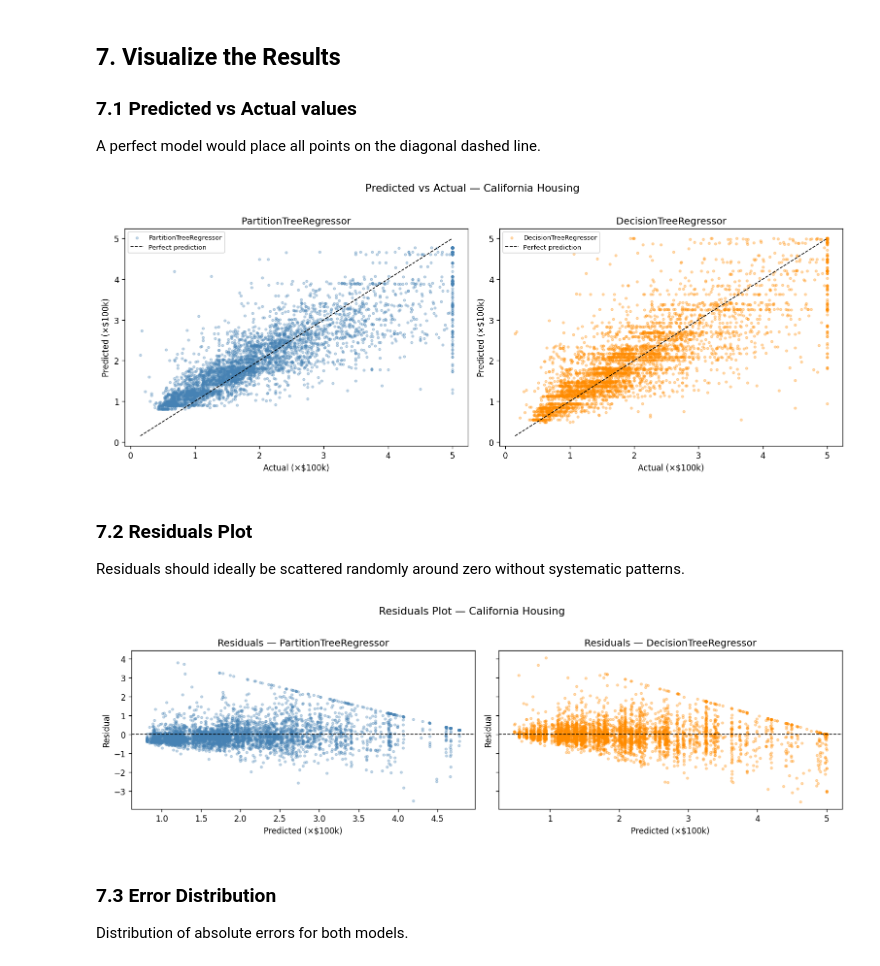
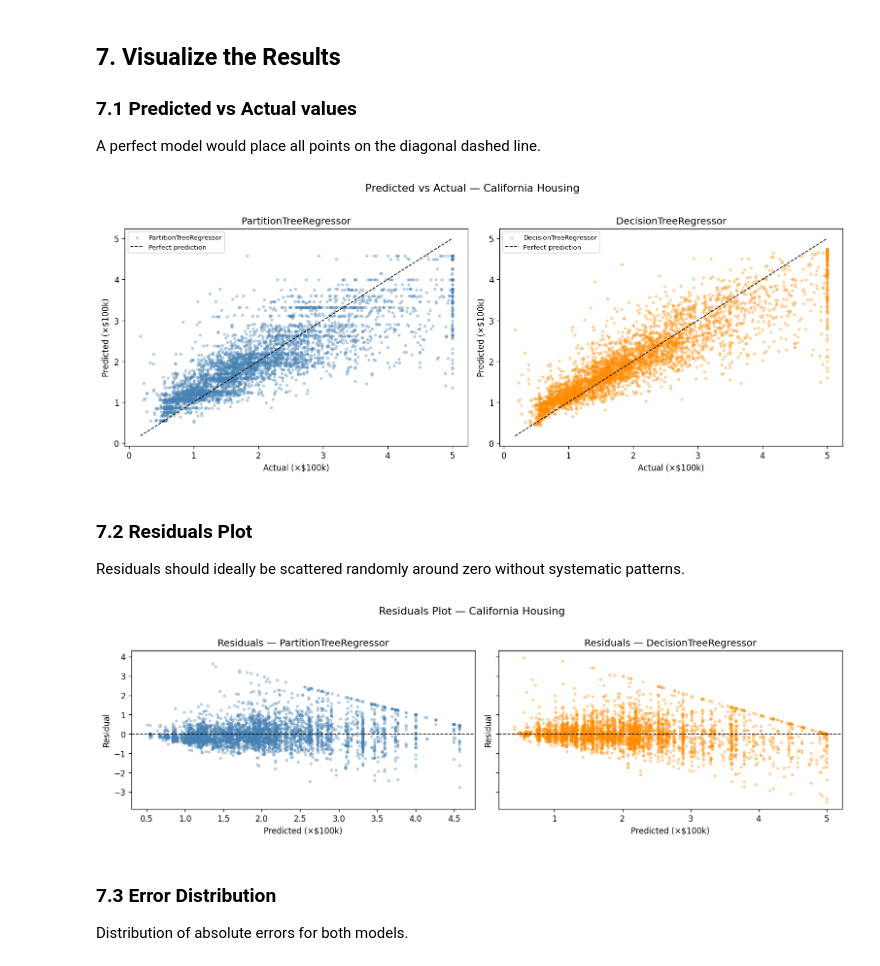
Before and after one commit to felipeangelimvieira/partition_tree, a Jupyter notebook: partition_tree/notebooks/partition_tree_regressor.ipynb, the cells around one changed output. Saved outputs shown, nothing was run; the diff lists cells and outputs as text; code cells hidden in the pictures.

Commit message:
tests

```diff
--- a/partition_tree/notebooks/partition_tree_regressor.ipynb
+++ b/partition_tree/notebooks/partition_tree_regressor.ipynb
@@ -81,14 +81,31 @@ Key hyperparameters:
 # %%
 pt_regressor = PartitionTreeRegressor(
     max_leaves=200,
-    max_depth=40,
+    max_depth=4000,
     min_samples_xy=1,
-    min_samples_x=20,
+    min_samples_x=1,
     min_volume_fraction=0.1,
     min_gain=0.0,
+    boundaries_expansion_factor=0.01,
+    loss=None
+)
+pf_regressor= PartitionForestRegressor(
+    n_estimators=100,
+    max_leaves=1000,
+    max_depth=3000,
+    min_samples_xy=1.0,
+    min_samples_x=1.0,
+    min_samples_y=1.0,
+    min_volume_fraction=0.1,
+    max_samples=1,
+    max_features=1,
+    loss=None,
+    random_state=20,
+    boundaries_expansion_factor=0.01,
 )
 
 pt_regressor.fit(X_train_scaled, y_train)
+pf_regressor.fit(X_train_scaled, y_train)
 print("PartitionTreeRegressor trained successfully.")
 # %% [output]
 PartitionTreeRegressor trained successfully.
@@ -98,16 +115,25 @@ PartitionTreeRegressor trained successfully.
 Run inference on the test set and preview the first predictions alongside their true values.
 # %%
 y_pred_pt = pt_regressor.predict(X_test_scaled)
+y_pred_pf = pf_regressor.predict(X_test_scaled)
 
 # Also train a baseline DecisionTreeRegressor for comparison
 dt_regressor = DecisionTreeRegressor(max_depth=10, random_state=42)
 dt_regressor.fit(X_train_scaled, y_train)
 y_pred_dt = dt_regressor.predict(X_test_scaled)
 
+# Random forest
+from sklearn.ensemble import RandomForestRegressor
+rf_regressor = RandomForestRegressor(n_estimators=100, max_depth=30, random_state=42)
+rf_regressor.fit(X_train_scaled, y_train)
+y_pred_rf = rf_regressor.predict(X_test_scaled)
+
 comparison = pd.DataFrame({
     "Actual": y_test.values[:10],
     "PartitionTree": y_pred_pt[:10].round(3),
     "DecisionTree": y_pred_dt[:10].round(3),
+    "PartitionForest": y_pred_pf[:10].round(3),
+    "RandomForest": y_pred_rf[:10].round(3),
 })
 comparison
 # %% [output]
@@ -154,25 +205,25 @@ A perfect model would place all points on the diagonal dashed line.
 # %%
 fig, axes = plt.subplots(1, 2, figsize=(13, 5), sharey=False)
 
 for ax, y_pred, title, color in zip(
     axes,
-    [y_pred_pt, y_pred_dt],
+    [y_pred_pt, y_pred_pf],
     ["PartitionTreeRegressor", "DecisionTreeRegressor"],
     ["steelblue", "darkorange"],
 ):
     ax.scatter(y_test, y_pred, alpha=0.3, s=8, color=color, label=title)
     lims = [min(y_test.min(), y_pred.min()), max(y_test.max(), y_pred.max())]
     ax.plot(lims, lims, "k--", linewidth=1, label="Perfect prediction")
     ax.set_xlabel("Actual (×$100k)")
     ax.set_ylabel("Predicted (×$100k)")
     ax.set_title(title)
     ax.legend(fontsize=8)
 
 plt.suptitle("Predicted vs Actual — California Housing", fontsize=13, y=1.02)
 plt.tight_layout()
 plt.show()
 # %% [output]
-[figure, old version]
+[figure, new version]
 # %% [markdown]
 ### 7.2 Residuals Plot
 
@@ -197,7 +248,7 @@ plt.suptitle("Residuals Plot — California Housing", fontsize=13, y=1.02)
 plt.tight_layout()
 plt.show()
 # %% [output]
-[figure, old version]
+[figure, new version]
 # %% [markdown]
 ### 7.3 Error Distribution
 
```
Also changed, not shown: parts of 6 cells of this notebook, 17 other files.
